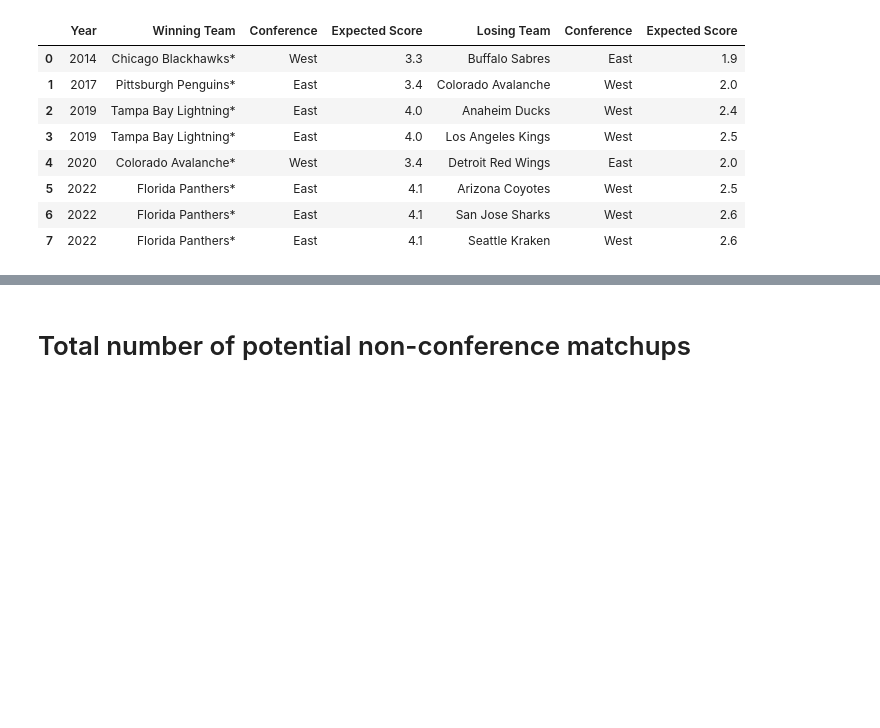
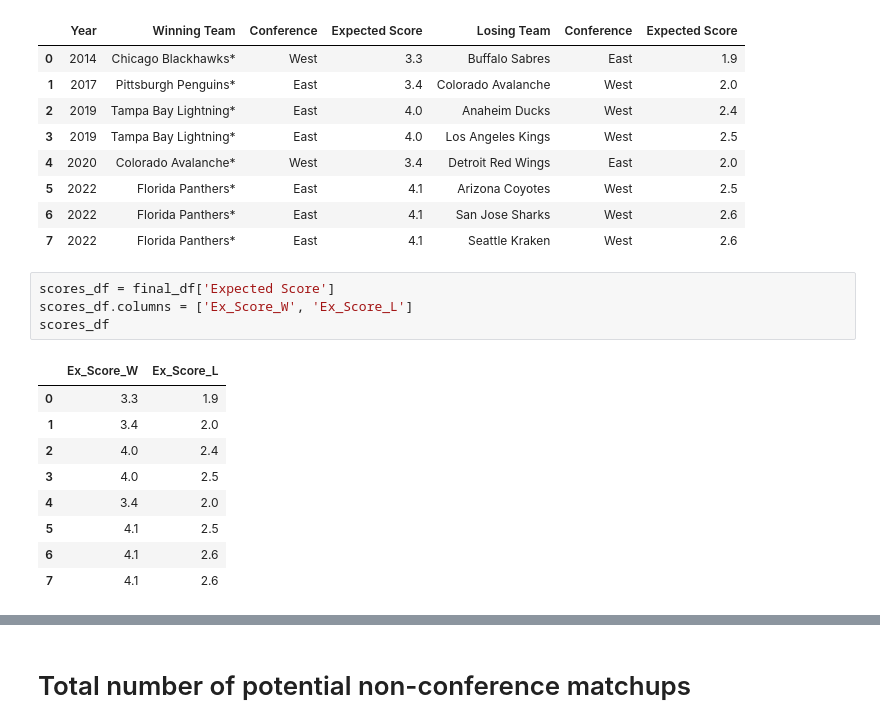
Before and after one commit to caleb-smith-95/NHL-OT, a Jupyter notebook: Analysis.ipynb, the cells around one changed output, grey strips where cells are left out. Drawn from its saved outputs; the diff is of its cells as text; blank space fills up the shorter version.

```diff
--- a/Analysis.ipynb
+++ b/Analysis.ipynb
@@ -424,3 +443,17 @@ final_df
 | 5 | 2022 | Florida Panthers* | East | 4.1 | Arizona Coyotes | West | 2.5 |
 | 6 | 2022 | Florida Panthers* | East | 4.1 | San Jose Sharks | West | 2.6 |
 | 7 | 2022 | Florida Panthers* | East | 4.1 | Seattle Kraken | West | 2.6 |
+# %%
+scores_df = final_df['Expected Score']
+scores_df.columns = ['Ex_Score_W', 'Ex_Score_L']
+scores_df
+# %% [output]
+|  | Ex_Score_W | Ex_Score_L |
+| 0 | 3.3 | 1.9 |
+| 1 | 3.4 | 2.0 |
+| 2 | 4.0 | 2.4 |
+| 3 | 4.0 | 2.5 |
+| 4 | 3.4 | 2.0 |
+| 5 | 4.1 | 2.5 |
+| 6 | 4.1 | 2.6 |
+| 7 | 4.1 | 2.6 |
```
Also changed, not shown: parts of 7 cells of this notebook, 1 other file.
